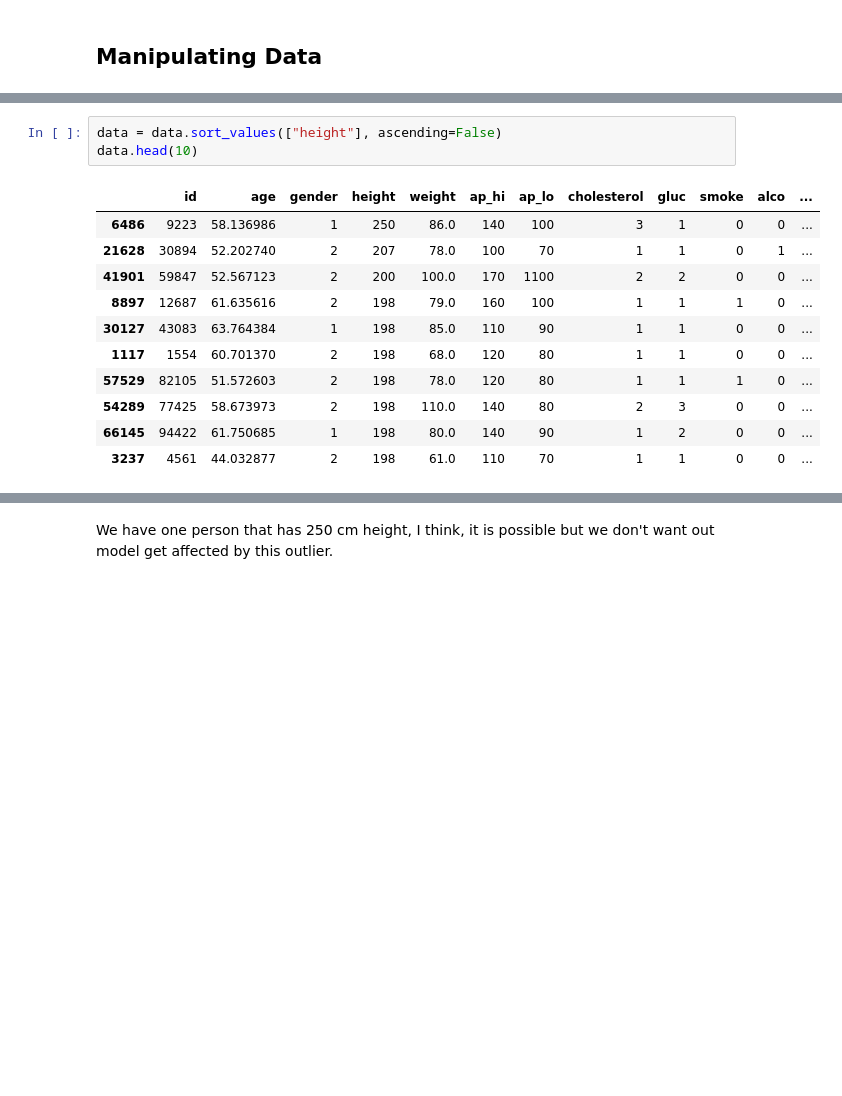
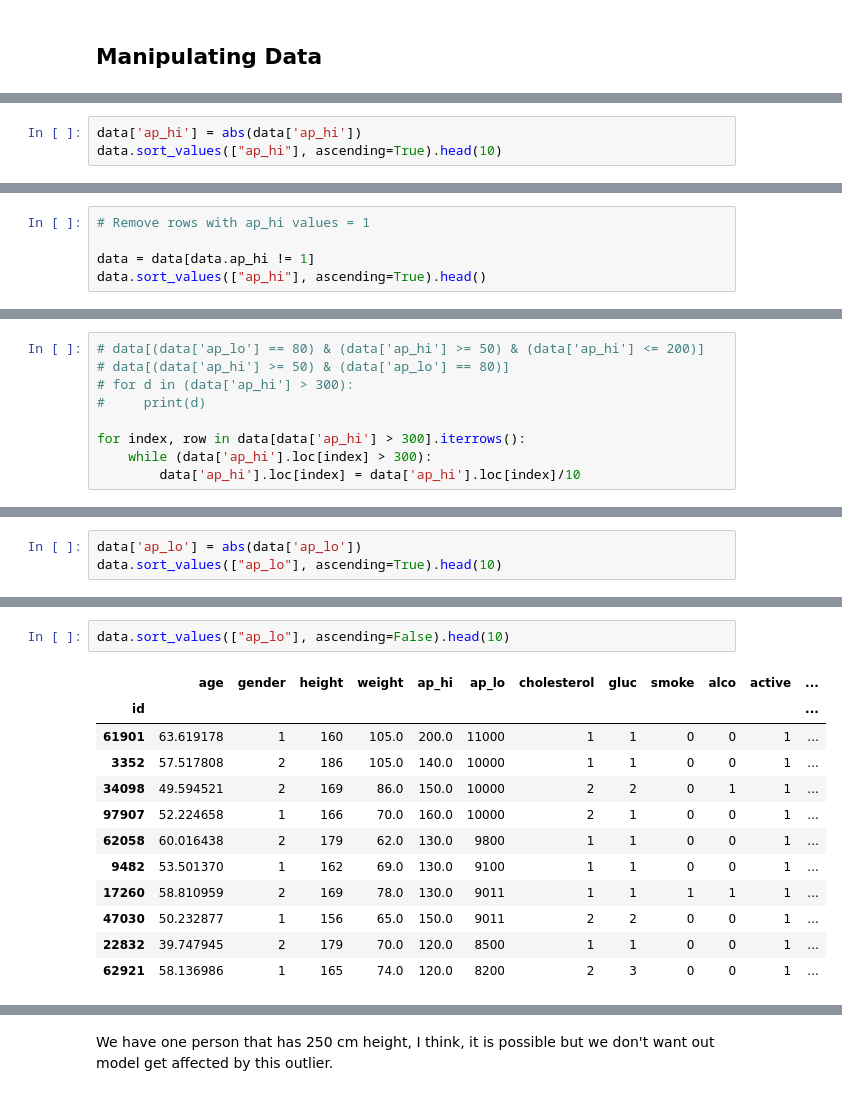
Before and after one commit to reyhanalemmario/bangkit, a Jupyter notebook: first_project.ipynb, the cells around one changed output, grey strips where cells are left out. Cells and saved outputs as stored; diff of their text form; blank space fills up the shorter version.

```diff
--- a/first_project.ipynb
+++ b/first_project.ipynb
@@ -109,0 +188,3 @@ Look at the maximal and minimal value of height and weight we are going to exami
+# %%
+data['ap_hi'] = abs(data['ap_hi'])
+data.sort_values(["ap_hi"], ascending=True).head(10)
@@ -109,0 +208,5 @@ Look at the maximal and minimal value of height and weight we are going to exami
+# %%
+# Remove rows with ap_hi values = 1
+
+data = data[data.ap_hi != 1]
+data.sort_values(["ap_hi"], ascending=True).head()
@@ -109,0 +243,9 @@ Look at the maximal and minimal value of height and weight we are going to exami
+# %%
+# data[(data['ap_lo'] == 80) & (data['ap_hi'] >= 50) & (data['ap_hi'] <= 200)]
+# data[(data['ap_hi'] >= 50) & (data['ap_lo'] == 80)]
+# for d in (data['ap_hi'] > 300):
+#     print(d)
+
+for index, row in data[data['ap_hi'] > 300].iterrows():
+    while (data['ap_hi'].loc[index] > 300):
+        data['ap_hi'].loc[index] = data['ap_hi'].loc[index]/10
@@ -109,0 +297,3 @@ Look at the maximal and minimal value of height and weight we are going to exami
+# %%
+data['ap_lo'] = abs(data['ap_lo'])
+data.sort_values(["ap_lo"], ascending=True).head(10)
@@ -110,15 +313,15 @@ Look at the maximal and minimal value of height and weight we are going to exami
 # %%
-data = data.sort_values(["height"], ascending=False)
-data.head(10)
+data.sort_values(["ap_lo"], ascending=False).head(10)
 # %% [output]
-|  | id | age | gender | height | weight | ap_hi | ap_lo | cholesterol | gluc | smoke | alco | ... |
-| 6486 | 9223 | 58.136986 | 1 | 250 | 86.0 | 140 | 100 | 3 | 1 | 0 | 0 | ... |
-| 21628 | 30894 | 52.202740 | 2 | 207 | 78.0 | 100 | 70 | 1 | 1 | 0 | 1 | ... |
-| 41901 | 59847 | 52.567123 | 2 | 200 | 100.0 | 170 | 1100 | 2 | 2 | 0 | 0 | ... |
-| 8897 | 12687 | 61.635616 | 2 | 198 | 79.0 | 160 | 100 | 1 | 1 | 1 | 0 | ... |
-| 30127 | 43083 | 63.764384 | 1 | 198 | 85.0 | 110 | 90 | 1 | 1 | 0 | 0 | ... |
-| 1117 | 1554 | 60.701370 | 2 | 198 | 68.0 | 120 | 80 | 1 | 1 | 0 | 0 | ... |
-| 57529 | 82105 | 51.572603 | 2 | 198 | 78.0 | 120 | 80 | 1 | 1 | 1 | 0 | ... |
-| 54289 | 77425 | 58.673973 | 2 | 198 | 110.0 | 140 | 80 | 2 | 3 | 0 | 0 | ... |
-| 66145 | 94422 | 61.750685 | 1 | 198 | 80.0 | 140 | 90 | 1 | 2 | 0 | 0 | ... |
-| 3237 | 4561 | 44.032877 | 2 | 198 | 61.0 | 110 | 70 | 1 | 1 | 0 | 0 | ... |
+|  | age | gender | height | weight | ap_hi | ap_lo | cholesterol | gluc | smoke | alco | active | ... |
+| id |  |  |  |  |  |  |  |  |  |  |  | ... |
+| 61901 | 63.619178 | 1 | 160 | 105.0 | 200.0 | 11000 | 1 | 1 | 0 | 0 | 1 | ... |
+| 3352 | 57.517808 | 2 | 186 | 105.0 | 140.0 | 10000 | 1 | 1 | 0 | 0 | 1 | ... |
+| 34098 | 49.594521 | 2 | 169 | 86.0 | 150.0 | 10000 | 2 | 2 | 0 | 1 | 1 | ... |
+| 97907 | 52.224658 | 1 | 166 | 70.0 | 160.0 | 10000 | 2 | 1 | 0 | 0 | 1 | ... |
+| 62058 | 60.016438 | 2 | 179 | 62.0 | 130.0 | 9800 | 1 | 1 | 0 | 0 | 1 | ... |
+| 9482 | 53.501370 | 1 | 162 | 69.0 | 130.0 | 9100 | 1 | 1 | 0 | 0 | 1 | ... |
+| 17260 | 58.810959 | 2 | 169 | 78.0 | 130.0 | 9011 | 1 | 1 | 1 | 1 | 1 | ... |
+| 47030 | 50.232877 | 1 | 156 | 65.0 | 150.0 | 9011 | 2 | 2 | 0 | 0 | 1 | ... |
+| 22832 | 39.747945 | 2 | 179 | 70.0 | 120.0 | 8500 | 1 | 1 | 0 | 0 | 1 | ... |
+| 62921 | 58.136986 | 1 | 165 | 74.0 | 120.0 | 8200 | 2 | 3 | 0 | 0 | 1 | ... |
```
Also changed, not shown: parts of 83 cells of this notebook.
